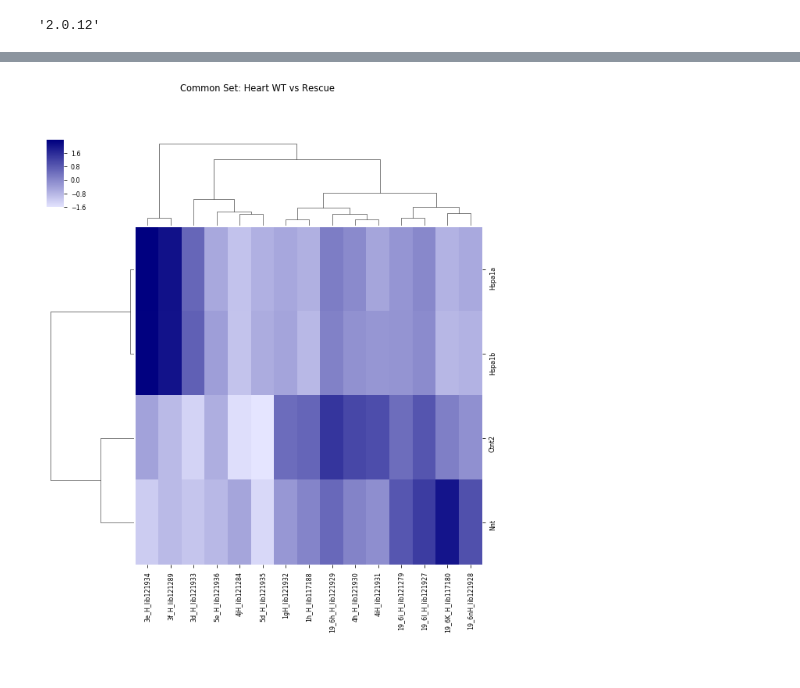
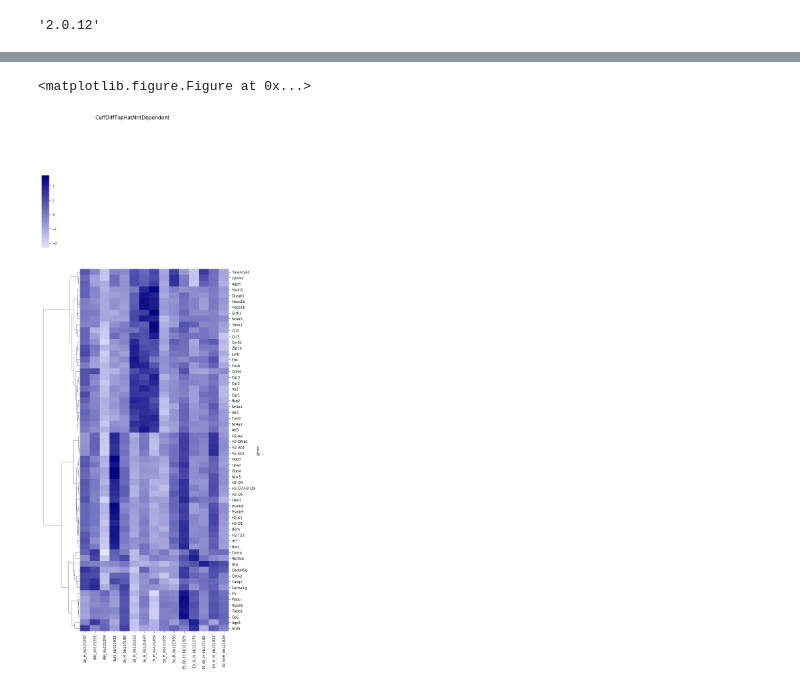
Before and after one commit to SherineAwad/EndocrineNotebooks, a Jupyter notebook: mouse_heatmaps.ipynb, the cells around one changed output, grey strips where cells are left out. Saved outputs shown, nothing was run; the diff lists cells and outputs as text; code cells hidden in the pictures.

```diff
--- a/mouse_heatmaps.ipynb
+++ b/mouse_heatmaps.ipynb
@@ -65,0 +105,18 @@ plt.show()
+# %%
+import seaborn as sns
+import pandas as pd
+from matplotlib import pyplot as plt
+
+# Data set
+df = pd.read_csv('CuffDiffTopHatStrainDependent.csv',delimiter=',')
+df = df.set_index('gene')
+del df.index.name
+#df
+my_cmap = sns.light_palette("Navy", as_cmap=True)
+sns.set_context("paper", font_scale=1.3, rc={"lines.linewidth":5})
+sns.clustermap(df, metric="euclidean",z_score='None', row_cluster=1,col_cluster=False, method="ward", cmap =my_cmap,xticklabels=True, yticklabels=True)
+plt.suptitle('CuffDiffTopHatStrainDependent')
+figure = plt.gcf()  # get current figure
+figure.set_size_inches(10, 28)
+plt.savefig('CuffDiffTopHatStrainDependent.png',bbox_inches='tight')
+plt.show()
@@ -66,21 +125,23 @@ plt.show()
 # %%
 import seaborn as sns
 import pandas as pd
 from matplotlib import pyplot as plt
 
 # Data set
-df = pd.read_csv('salmon_edger_Nnt_dependent.csv',delimiter=',')
+df = pd.read_csv('CuffDiffTopHatNntDependent.csv',delimiter=',')
 df = df.set_index('gene')
-del df.index.name
-#df
+#del df.index.name
 my_cmap = sns.light_palette("Navy", as_cmap=True)
-sns.set_context("paper", font_scale = 1, rc={"grid.linewidth": 1.7})
-sns.clustermap(df, metric="euclidean",z_score='None', row_cluster=1,col_cluster =1, method="ward", cmap =my_cmap)
-plt.suptitle('Common Set: Heart WT vs Rescue')
-plt.savefig('commons_hwt_res_edger.png')
+sns.set_context("paper", font_scale = 1.3, rc={"grid.linewidth":5})
+sns.clustermap(df, metric="euclidean",z_score='None', row_cluster=1,col_cluster=False, method="ward", cmap =my_cmap,xticklabels=True, yticklabels=True)
+plt.suptitle('CuffDiffTopHatNntDependent')
+figure = plt.gcf()  # get current figure
+figure.set_size_inches(10, 27)
+plt.savefig('CuffDiffTopHatNntDependent.png',bbox_inches='tight')
 plt.show()
 # %% [output]
+<matplotlib.figure.Figure at 0x...>
-[figure, old version]
+[figure, new version]
 # %%
 import seaborn as sns
 import pandas as pd
```
Also changed, not shown: parts of 9 cells of this notebook, 6 other files.
